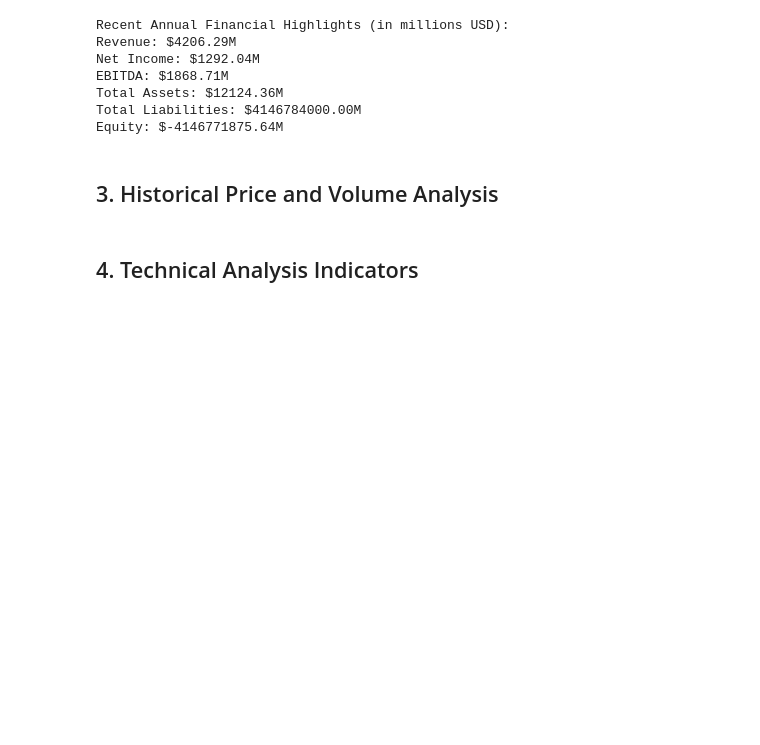
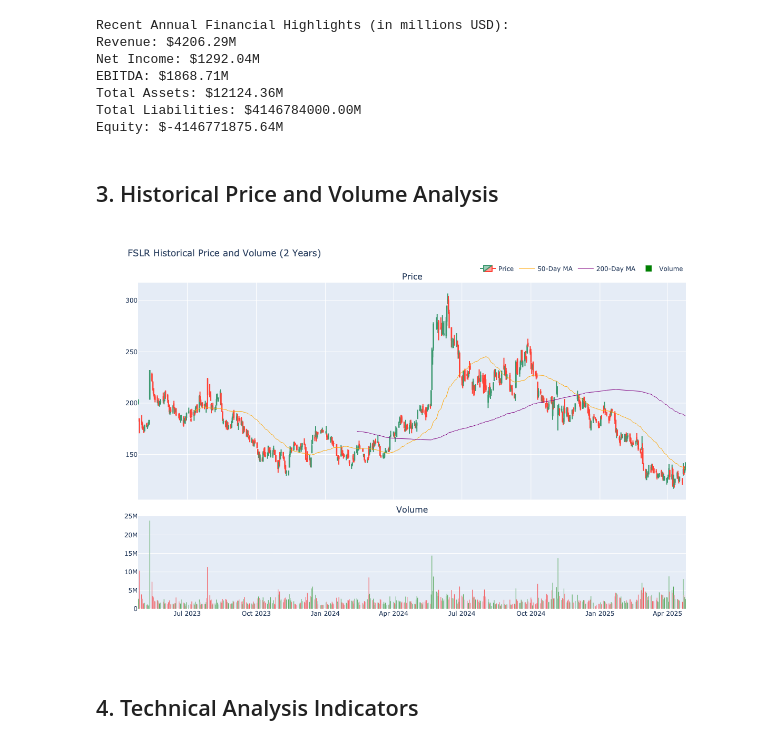
Before and after one commit to cancamilo/stock_fundamentals, a Jupyter notebook: src/stock_analysis_demo.ipynb, the cells around one changed output. Drawn from its saved outputs; the diff is of its cells as text; code cells hidden in the pictures; blank space fills up the shorter version.

```diff
--- a/src/stock_analysis_demo.ipynb
+++ b/src/stock_analysis_demo.ipynb
@@ -152,13 +150,15 @@ Equity: $-4146771875.64M
 # %%
 # Initialize Visualization
 viz = StockVisualization(stock_data)
 
 # Create price and volume chart
 price_volume_chart = viz.create_price_volume_chart()
 
 # Display the chart
-# viz.safe_plot_display(price_volume_chart)
+viz.safe_plot_display(price_volume_chart, static=True)
 # TODO: Create static display image method
+# %% [output]
+[figure, added]
 # %% [markdown]
 ## 4. Technical Analysis Indicators
 # %%
```
Also changed, not shown: parts of 5 cells of this notebook, 4 other files.
